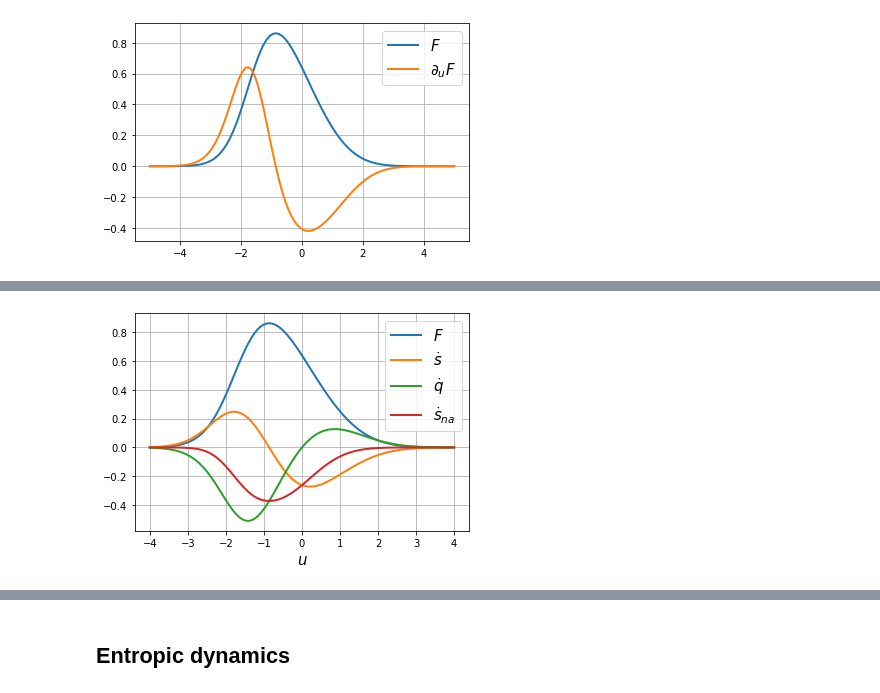
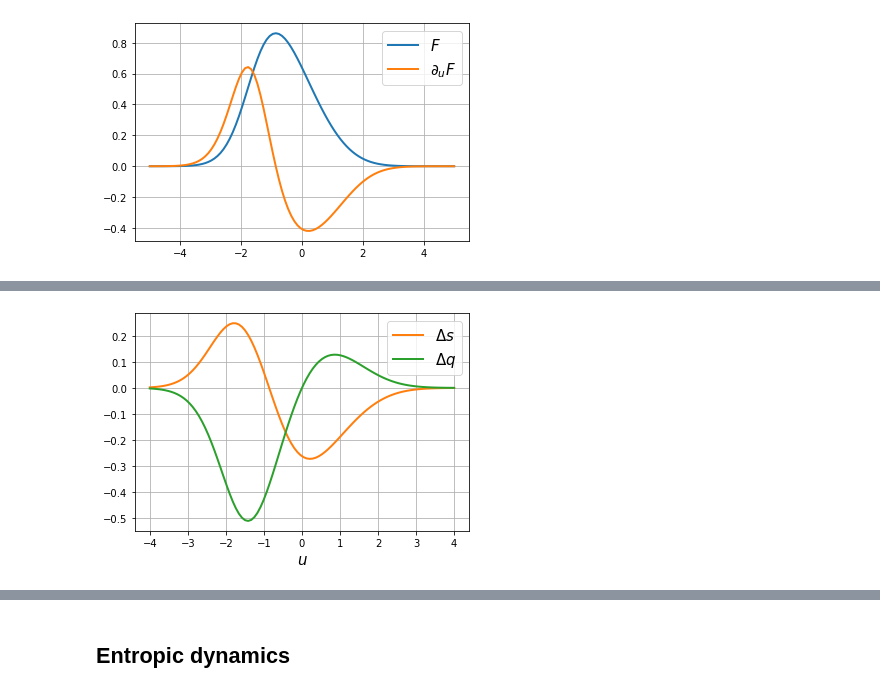
Before and after one commit to rodsveiga/maxent, a Jupyter notebook: exp.ipynb, the cells around one changed output, grey strips where cells are left out. Saved outputs shown, nothing was run; the diff lists cells and outputs as text; code cells hidden in the pictures.

```diff
--- a/exp.ipynb
+++ b/exp.ipynb
@@ -30,19 +87,19 @@ plt.show()
 # %%
 u = np.linspace(-4, 4, 100)
 noise = 0.1
 
 
 s = np.log(1 + dF(u, noise= noise))/2
 q = -(dF(u, noise= noise) + F(u)*F(u))/2
 s_na = s + q
 
-plt.plot(u, F(u, noise= noise), label= '$F$', linewidth= 2, color= 'C0')
-plt.plot(u, s, label= '$\dot{s}$', linewidth= 2, color= 'C1')
-plt.plot(u, q, label= '$\dot{q}$', linewidth= 2, color= 'C2')
-plt.plot(u, s_na, label= '$\dot{s}_{na}$', linewidth= 2, color= 'C3')
+#plt.plot(u, F(u, noise= noise), label= '$F$', linewidth= 2, color= 'C0')
+plt.plot(u, s, label= '$\Delta s$', linewidth= 2, color= 'C1')
+plt.plot(u, q, label= '$\Delta q$', linewidth= 2, color= 'C2')
+#plt.plot(u, s_na, label= '$\dot{s}_{na}$', linewidth= 2, color= 'C3')
 plt.xlabel('$u$', fontsize= 15)
 plt.grid()
 plt.legend(fontsize= 15)
 plt.show()
 # %% [output]
-[figure, old version]
+[figure, new version]
```
Also changed, not shown: parts of 18 cells of this notebook.
